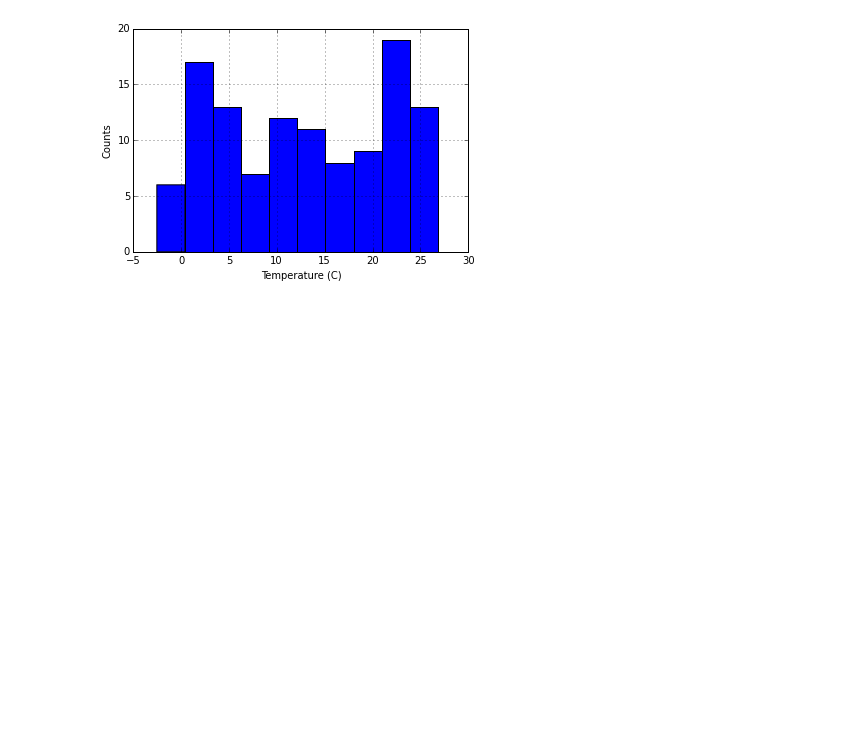
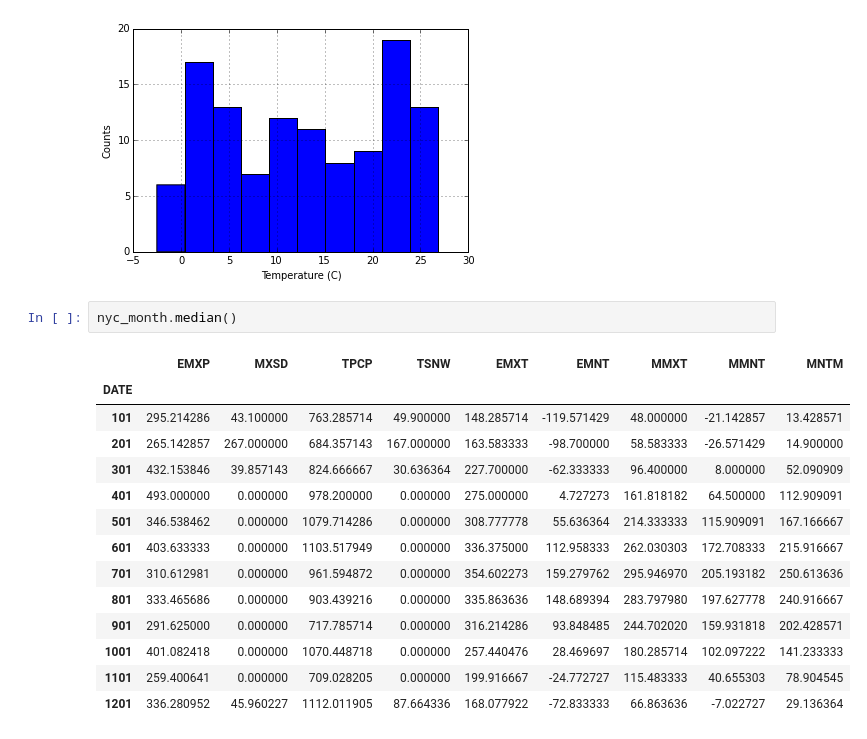
Before and after one commit to story645/EAS213, a Jupyter notebook: july20.ipynb, the cells around one changed output. Drawn from its saved outputs; the diff is of its cells as text; blank space fills up the shorter version.

```diff
--- a/july20.ipynb
+++ b/july20.ipynb
@@ -214,3 +214,20 @@ ax.set_ylabel("Counts")
 # %% [output]
 <matplotlib.text.Text at 0x...>
 [figure]
+# %%
+nyc_month.median()
+# %% [output]
+|  | EMXP | MXSD | TPCP | TSNW | EMXT | EMNT | MMXT | MMNT | MNTM |
+| DATE |  |  |  |  |  |  |  |  |  |
+| 101 | 295.214286 | 43.100000 | 763.285714 | 49.900000 | 148.285714 | -119.571429 | 48.000000 | -21.142857 | 13.428571 |
+| 201 | 265.142857 | 267.000000 | 684.357143 | 167.000000 | 163.583333 | -98.700000 | 58.583333 | -26.571429 | 14.900000 |
+| 301 | 432.153846 | 39.857143 | 824.666667 | 30.636364 | 227.700000 | -62.333333 | 96.400000 | 8.000000 | 52.090909 |
+| 401 | 493.000000 | 0.000000 | 978.200000 | 0.000000 | 275.000000 | 4.727273 | 161.818182 | 64.500000 | 112.909091 |
+| 501 | 346.538462 | 0.000000 | 1079.714286 | 0.000000 | 308.777778 | 55.636364 | 214.333333 | 115.909091 | 167.166667 |
+| 601 | 403.633333 | 0.000000 | 1103.517949 | 0.000000 | 336.375000 | 112.958333 | 262.030303 | 172.708333 | 215.916667 |
+| 701 | 310.612981 | 0.000000 | 961.594872 | 0.000000 | 354.602273 | 159.279762 | 295.946970 | 205.193182 | 250.613636 |
+| 801 | 333.465686 | 0.000000 | 903.439216 | 0.000000 | 335.863636 | 148.689394 | 283.797980 | 197.627778 | 240.916667 |
+| 901 | 291.625000 | 0.000000 | 717.785714 | 0.000000 | 316.214286 | 93.848485 | 244.702020 | 159.931818 | 202.428571 |
+| 1001 | 401.082418 | 0.000000 | 1070.448718 | 0.000000 | 257.440476 | 28.469697 | 180.285714 | 102.097222 | 141.233333 |
+| 1101 | 259.400641 | 0.000000 | 709.028205 | 0.000000 | 199.916667 | -24.772727 | 115.483333 | 40.655303 | 78.904545 |
+| 1201 | 336.280952 | 45.960227 | 1112.011905 | 87.664336 | 168.077922 | -72.833333 | 66.863636 | -7.022727 | 29.136364 |
```
Also changed, not shown: parts of 1 cell of this notebook.
